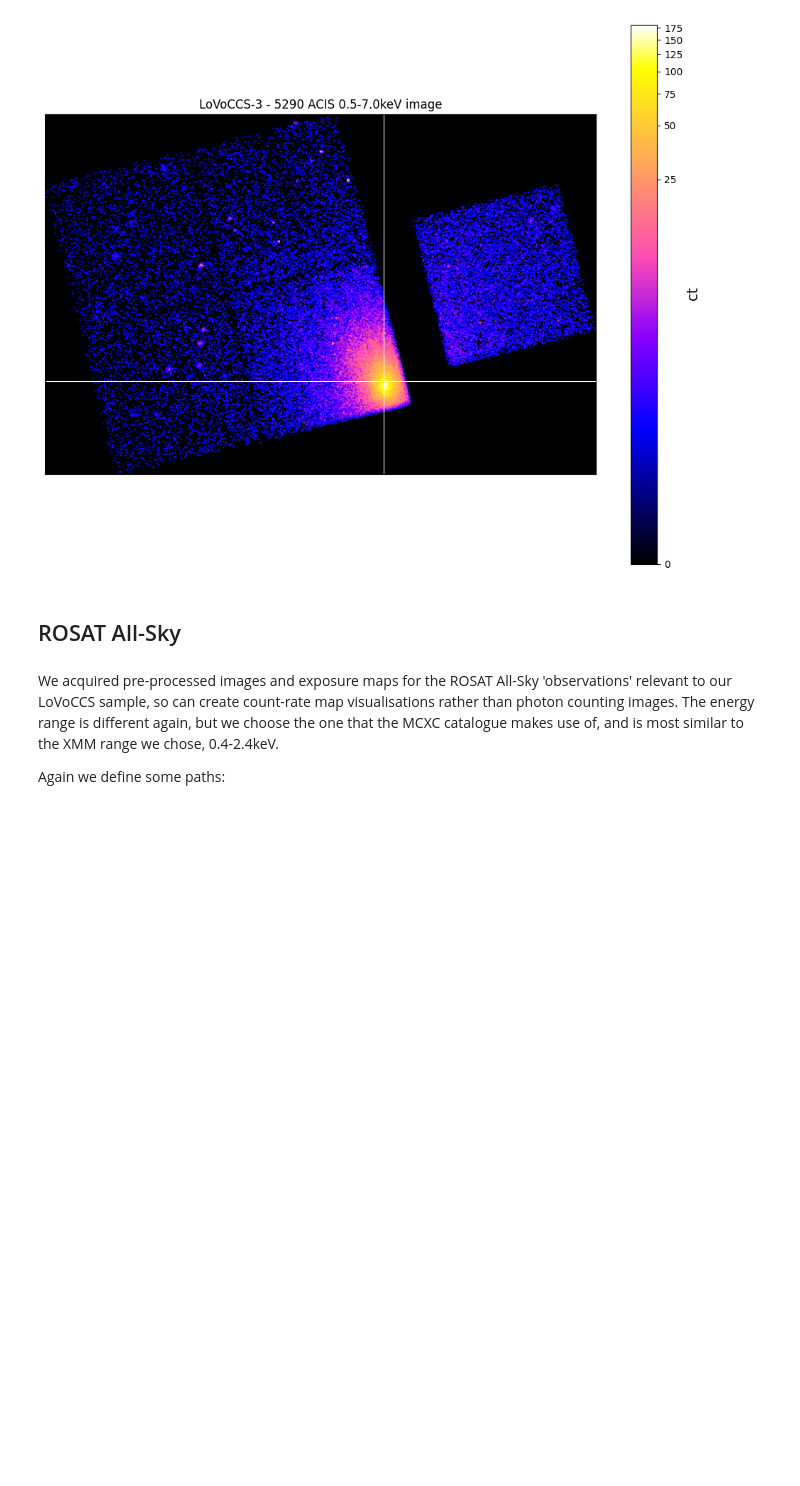
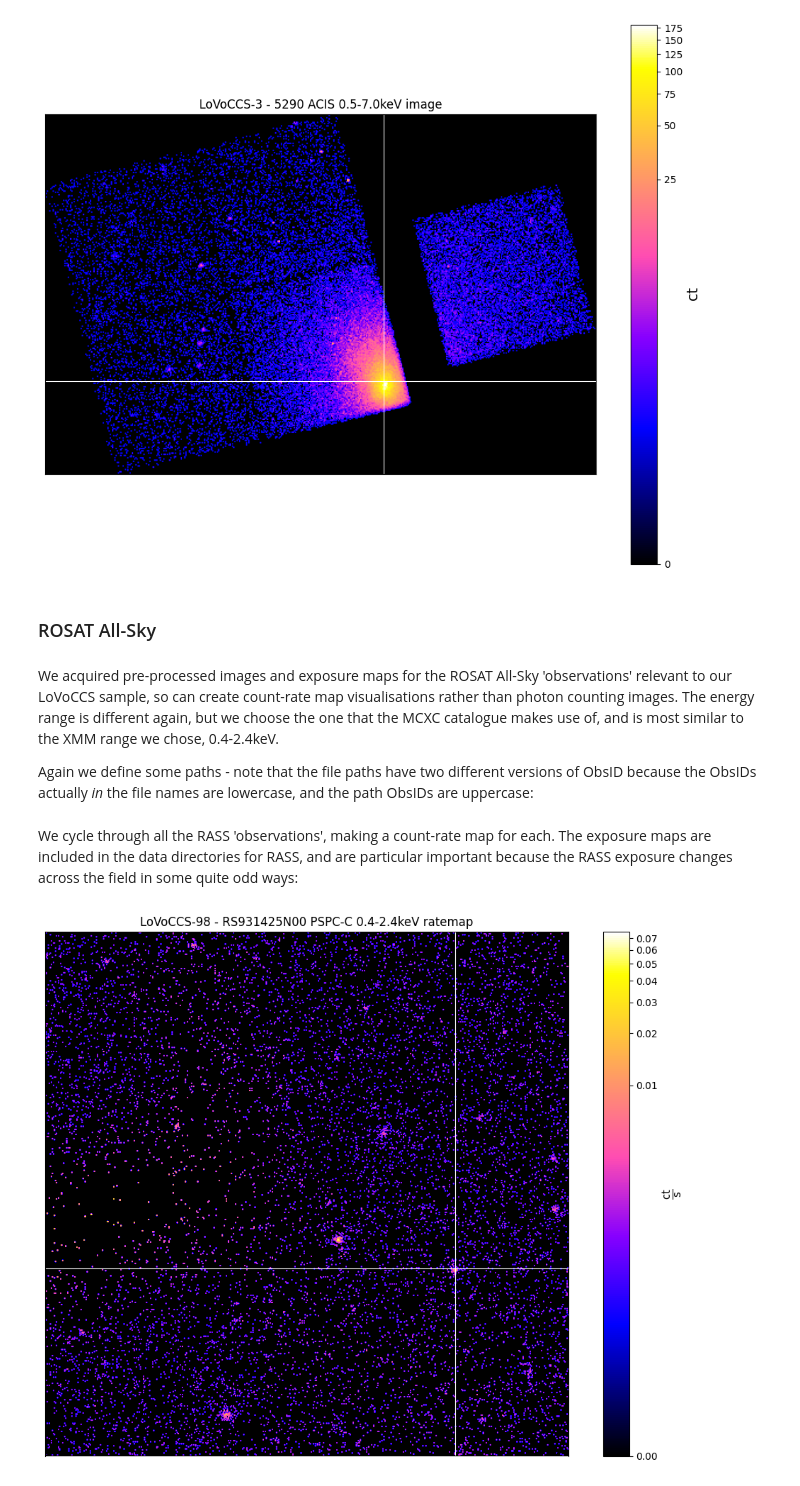
Before and after one commit to LoVoCCS/X-LoVoCCS-Data, a Jupyter notebook: notebooks/visualisations_coverage/individual_instrument_cluster_vis.ipynb, the cells around one changed output. Drawn from its saved outputs; the diff is of its cells as text; code cells hidden in the pictures; blank space fills up the shorter version.

Commit message:
Work continues on the first visualisation notebook - now ROSAT is included

```diff
--- a/notebooks/visualisations_coverage/individual_instrument_cluster_vis.ipynb
+++ b/notebooks/visualisations_coverage/individual_instrument_cluster_vis.ipynb
@@ -88,7 +91,7 @@ We cycle through all the observations that were successfully processed for XMM,
 #  problems loading it in, and rendering it on the GitHub website
 show_vis = True
 
-with tqdm('Generating XMM visualisations', total=len(xmm_obs_ids)) as onwards:
+with tqdm(desc='Generating XMM visualisations', total=len(xmm_obs_ids)) as onwards:
     for oi in xmm_obs_ids:
         for inst in ['pn', 'mos1', 'mos2']:
             cur_im = Image(xmm_im_path.format(oi=oi, i=inst), oi, inst, '', '', '', Quantity(0.5, 'keV'),
@@ -156,7 +159,7 @@ We cycle through all the observations that we acquired for Chandra, and make pho
 #  problems loading it in, and rendering it on the GitHub website
 show_vis = True
 
-with tqdm('Generating Chandra visualisations', total=len(ch_obs_ids)) as onwards:
+with tqdm(desc='Generating Chandra visualisations', total=len(ch_obs_ids)) as onwards:
     for oi in ch_obs_ids:
         cur_im_path = ch_im_path.format(oi=oi, im_f=[f for f in os.listdir(ch_dat_path.format(oi=oi))
                                                      if 'full_img2' in f][0])
@@ -204,8 +207,8 @@ with tqdm('Generating Chandra visualisations', total=len(ch_obs_ids)) as onwards
 # %% [output]
 [figure]
 # %% [markdown]
-## ROSAT All-Sky
+### ROSAT All-Sky
 # %% [markdown]
 We acquired pre-processed images and exposure maps for the ROSAT All-Sky 'observations' relevant to our LoVoCCS sample, so can create count-rate map visualisations rather than photon counting images. The energy range is different again, but we choose the one that the MCXC catalogue makes use of, and is most similar to the XMM range we chose, 0.4-2.4keV.
 
-Again we define some paths:
+Again we define some paths - note that the file paths have two different versions of ObsID because the ObsIDs actually _in_ the file names are lowercase, and the path ObsIDs are uppercase:
@@ -218,0 +215,63 @@ xmm_obs_ids = [fp for fp in os.listdir(xmm_path) if len(fp) == 10]
+# %%
+rass_path = "../../data/rosat_all_sky_raw/"
+rass_im_path = rass_path + "{oi}/{oi_l}_im2.fits"
+rass_ex_path = rass_path + "{oi}/{oi_l}_mex.fits"
+
+rass_obs_ids = [fp for fp in os.listdir(rass_path)]
+# %% [markdown]
+We cycle through all the RASS 'observations', making a count-rate map for each. The exposure maps are included in the data directories for RASS, and are particular important because the RASS exposure changes across the field in some quite odd ways:
+# %%
+# This will flag will flip on the first successful image created - then images won't be shown in the notebook
+#  anymore, only saved to disk - this is to ensure that this notebook doesn't become so large that it causes
+#  problems loading it in, and rendering it on the GitHub website
+show_vis = True
+
+with tqdm(desc='Generating RASS visualisations', total=len(rass_obs_ids)) as onwards:
+    for oi in rass_obs_ids:
+
+        cur_im = Image(rass_im_path.format(oi=oi, oi_l=oi.lower()), oi, 'PSPC-C', '', '', '', Quantity(0.4, 'keV'),
+                       Quantity(2.4, 'keV'))
+        cur_ex = ExpMap(rass_ex_path.format(oi=oi, oi_l=oi.lower()), oi, 'PSPC-C', '', '', '', Quantity(0.4, 'keV'),
+                       Quantity(2.4, 'keV'))
+
+        # If a image is not usable it is probably because that file does not exist, but that shouldn't occur
+        #  here in theory - I still check for it though
+        if cur_im.usable:
+            cur_rt = RateMap(cur_im, cur_ex)
+
+            # Again this is unfortunately brute force, as I haven't yet added a feature that makes DAXA store
+            #  which observation was for which input position/object. Once I have this will be removed
+            for row_ind, row in samp.iterrows():
+                cur_name = "LoVoCCS-{}".format(row['LoVoCCSID'])
+                cur_rt.src_name = cur_name
+
+                cur_coord = Quantity(row[['ra', 'dec']], 'deg')
+                cur_out_path = out_path.format(n=cur_name, m='rass')
+
+                try:
+                    # We try this first because it will throw a ValueError that we can catch if the coordinate
+                    #  is completely outside the valid region for this observation, without leaving an ugly
+                    #  empty axis as would happen with the view method in that situation
+                    cur_rt.coord_conv(cur_coord, 'pix')
+                    if show_vis:
+                        cur_rt.view(cur_coord, zoom_in=True)
+                        # Now no-more visualisations will be shown in the notebook, only saved to disk
+                        show_vis = False
+
+                    # Make sure the output directory where we'll send the visualisation we're about to store
+                    #  actually exists
+                    if not os.path.exists(cur_out_path):
+                        os.makedirs(cur_out_path)
+
+                    # Then create a visualisation without displaying it, just saving it to disk
+                    cur_rt.save_view(cur_out_path + '{n}_{o}_{i}.png'.format(n=cur_name, o=oi, i='PSPCC'),
+                                     cur_coord, zoom_in=True)
+
+                # If this is triggered it's because the current object isn't anywhere near this particular
+                #  observation - we don't have to worry though, it's just a consequence of the brute force
+                #  way that I'm currently doing this
+                except ValueError:
+                    pass
+        onwards.update(1)
+# %% [output]
+[figure, added]
```
Also changed, not shown: parts of 10 cells of this notebook.
